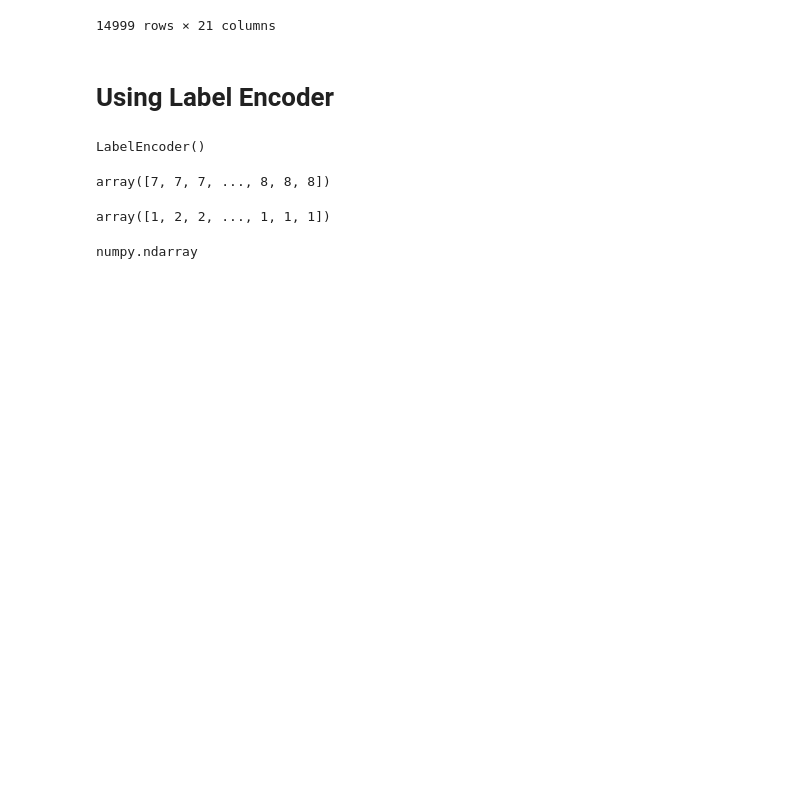
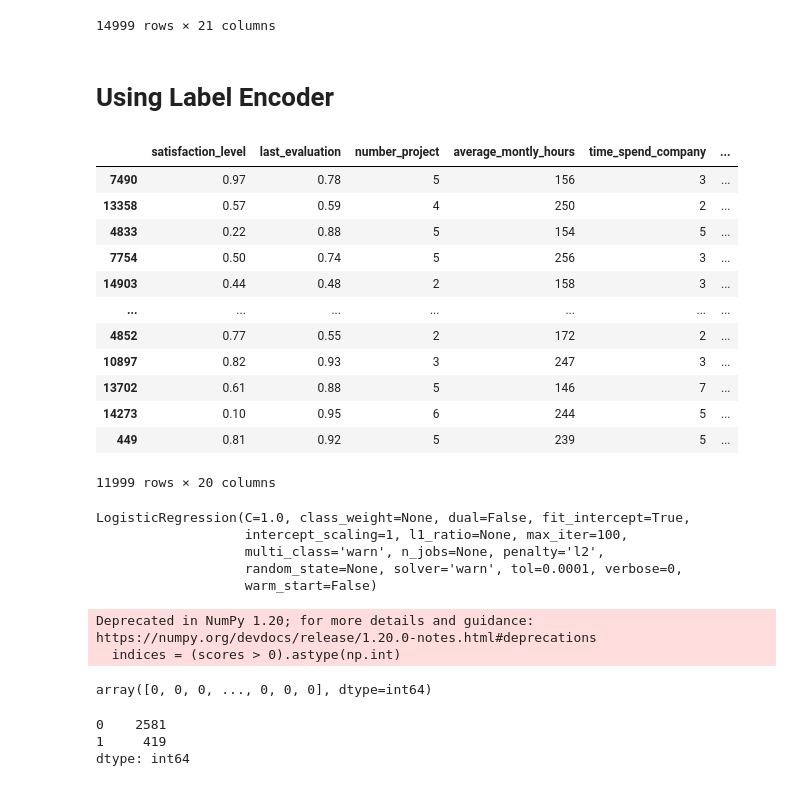
Before and after one commit to Mohan259/CV, a Jupyter notebook: Logis_Regr_Exercise.ipynb, the cells around one changed output. Saved outputs shown, nothing was run; the diff lists cells and outputs as text; code cells hidden in the pictures; blank space fills up the shorter version.

Commit message:
Completed Logistic Regression Model

```diff
--- a/Logis_Regr_Exercise.ipynb
+++ b/Logis_Regr_Exercise.ipynb
@@ -109,19 +109,18 @@ from sklearn.preprocessing import LabelEncoder
-# %%
-le=LabelEncoder()
-le
-# %% [output]
-LabelEncoder()
-# %%
-encoder_dept=le.fit_transform(df['Department'])
-encoder_dept
-# %% [output]
-array([7, 7, 7, ..., 8, 8, 8])
-# %%
-encoder_sal=le.fit_transform(df['salary'])
-encoder_sal
-# %% [output]
-array([1, 2, 2, ..., 1, 1, 1])
-# %%
-type(encoder_sal)
-# %% [output]
-numpy.ndarray
+# %%
+X_train, X_test, y_train, y_test=train_test_split(dummy.drop('left',axis='columns'),dummy['left'],test_size=0.2)
+# %%
+X_train
+# %% [output]
+|  | satisfaction_level | last_evaluation | number_project | average_montly_hours | time_spend_company | ... |
+| 7490 | 0.97 | 0.78 | 5 | 156 | 3 | ... |
+| 13358 | 0.57 | 0.59 | 4 | 250 | 2 | ... |
+| 4833 | 0.22 | 0.88 | 5 | 154 | 5 | ... |
+| 7754 | 0.50 | 0.74 | 5 | 256 | 3 | ... |
+| 14903 | 0.44 | 0.48 | 2 | 158 | 3 | ... |
+| ... | ... | ... | ... | ... | ... | ... |
+| 4852 | 0.77 | 0.55 | 2 | 172 | 2 | ... |
+| 10897 | 0.82 | 0.93 | 3 | 247 | 3 | ... |
+| 13702 | 0.61 | 0.88 | 5 | 146 | 7 | ... |
+| 14273 | 0.10 | 0.95 | 6 | 244 | 5 | ... |
+| 449 | 0.81 | 0.92 | 5 | 239 | 5 | ... |
+11999 rows × 20 columns
@@ -127,0 +129,21 @@ numpy.ndarray
+# %%
+model.fit(X_train,y_train)
+# %% [output]
+LogisticRegression(C=1.0, class_weight=None, dual=False, fit_intercept=True,
+                   intercept_scaling=1, l1_ratio=None, max_iter=100,
+                   multi_class='warn', n_jobs=None, penalty='l2',
+                   random_state=None, solver='warn', tol=0.0001, verbose=0,
+                   warm_start=False)
+# %%
+preds=model.predict(X_test)
+preds
+# %% [output]
+Deprecated in NumPy 1.20; for more details and guidance: https://numpy.org/devdocs/release/1.20.0-notes.html#deprecations
+  indices = (scores > 0).astype(np.int)
+array([0, 0, 0, ..., 0, 0, 0], dtype=int64)
+# %%
+pd.Series(preds).value_counts()
+# %% [output]
+0    2581
+1     419
+dtype: int64
```
Also changed, not shown: parts of 6 cells of this notebook, 1 other file.
